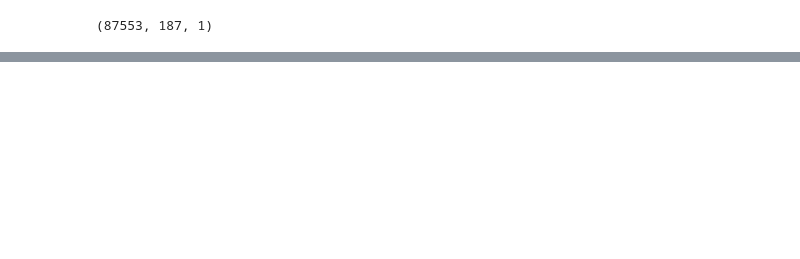
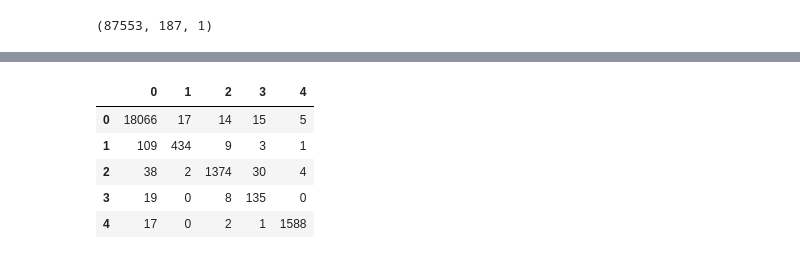
Before and after one commit to vinayjagan03/Research, a Jupyter notebook: heartbeat_classification.ipynb, the cells around one changed output, grey strips where cells are left out. Drawn from its saved outputs; the diff is of its cells as text; code cells hidden in the pictures; blank space fills up the shorter version.

```diff
--- a/heartbeat_classification.ipynb
+++ b/heartbeat_classification.ipynb
@@ -107,0 +127,9 @@ Epoch 1/75
+# %%
+pd.DataFrame(cm)
+# %% [output]
+|  | 0 | 1 | 2 | 3 | 4 |
+| 0 | 18066 | 17 | 14 | 15 | 5 |
+| 1 | 109 | 434 | 9 | 3 | 1 |
+| 2 | 38 | 2 | 1374 | 30 | 4 |
+| 3 | 19 | 0 | 8 | 135 | 0 |
+| 4 | 17 | 0 | 2 | 1 | 1588 |
```
Also changed, not shown: parts of 11 cells of this notebook.
